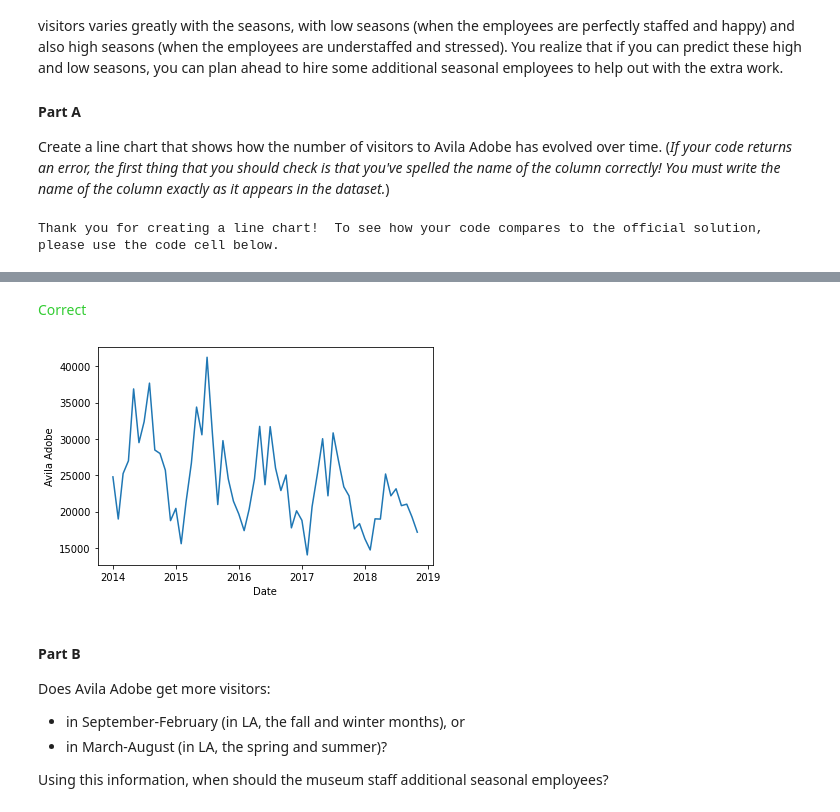
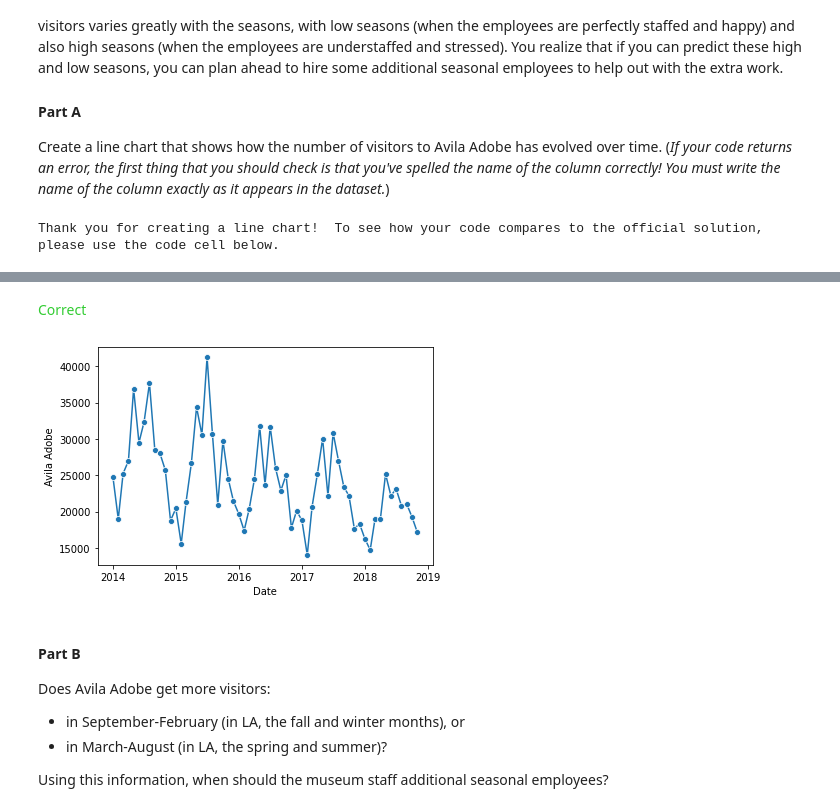
Before and after one commit to lauraabdul/Data-VisualizationKaggle, a Jupyter notebook: exercise-line-charts.ipynb, the cells around one changed output, grey strips where cells are left out. Saved outputs shown, nothing was run; the diff lists cells and outputs as text; code cells hidden in the pictures.

Commit message:
Kaggle Notebook | Exercise: Line Charts | Version 2

```diff
--- a/exercise-line-charts.ipynb
+++ b/exercise-line-charts.ipynb
@@ -177,15 +177,28 @@ When meeting with the employees at Avila Adobe, you hear that one major pain poi
 Create a line chart that shows how the number of visitors to Avila Adobe has evolved over time.  (_If your code returns an error, the first thing that you should check is that you've spelled the name of the column correctly!  You must write the name of the column exactly as it appears in the dataset._)
 # %%
 # Line plot showing the number of visitors to Avila Adobe over time
-sns.lineplot(data=museum_data['Avila Adobe']) # Your code here
+#import matplotlib.dates as mdates
+#years = mdates.YearLocator()   # every year
+#months = mdates.MonthLocator()  # every month
+#years_fmt = mdates.DateFormatter('%Y-%m')
+#fig, axes = plt.subplots(figsize=(20,7))
+#axes.xaxis.set\_major\_locator(months)
+#axes.xaxis.set\_major\_formatter(years_fmt)
+#plt.xticks(rotation = 'vertical')
+sns.lineplot(data=museum_data['Avila Adobe'],marker = 'o')
+
+
+
+
+# Your code here
 
 # Check your answer
 step_4.a.check()
 # %% [output]
 Thank you for creating a line chart!  To see how your code compares to the official solution, please use the code cell below.
 [interactive output not drawn]
 <span style="color:#33cc33">Correct</span>
-[figure, old version]
+[figure, new version]
 # %%
 # Lines below will give you a hint or solution code
 #step_4.a.hint()
```
